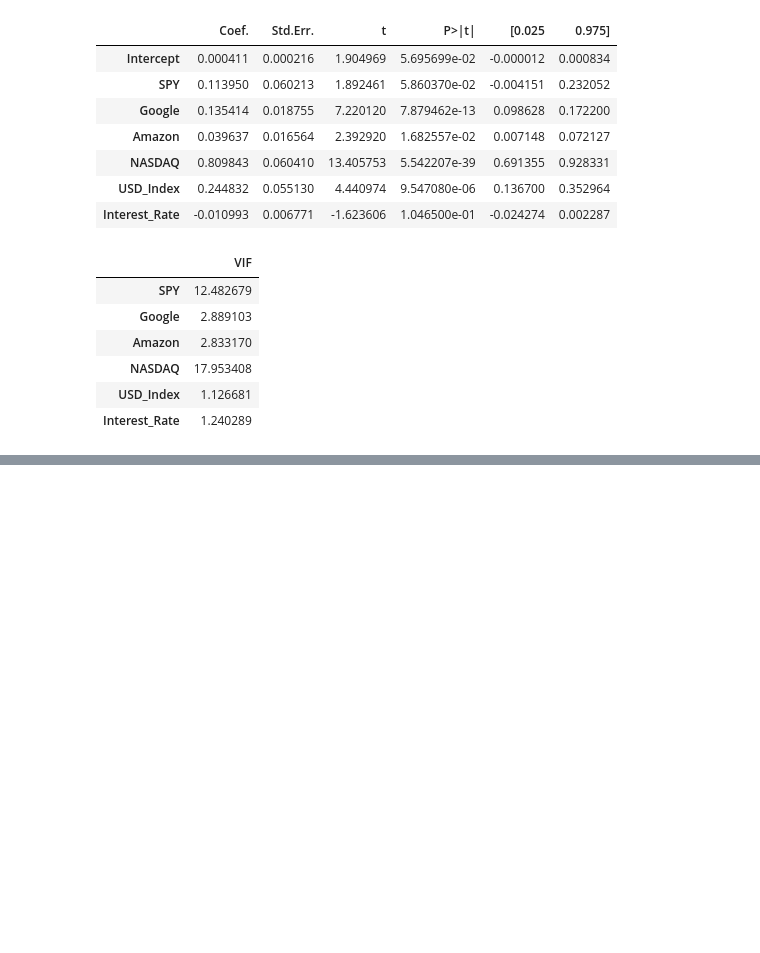
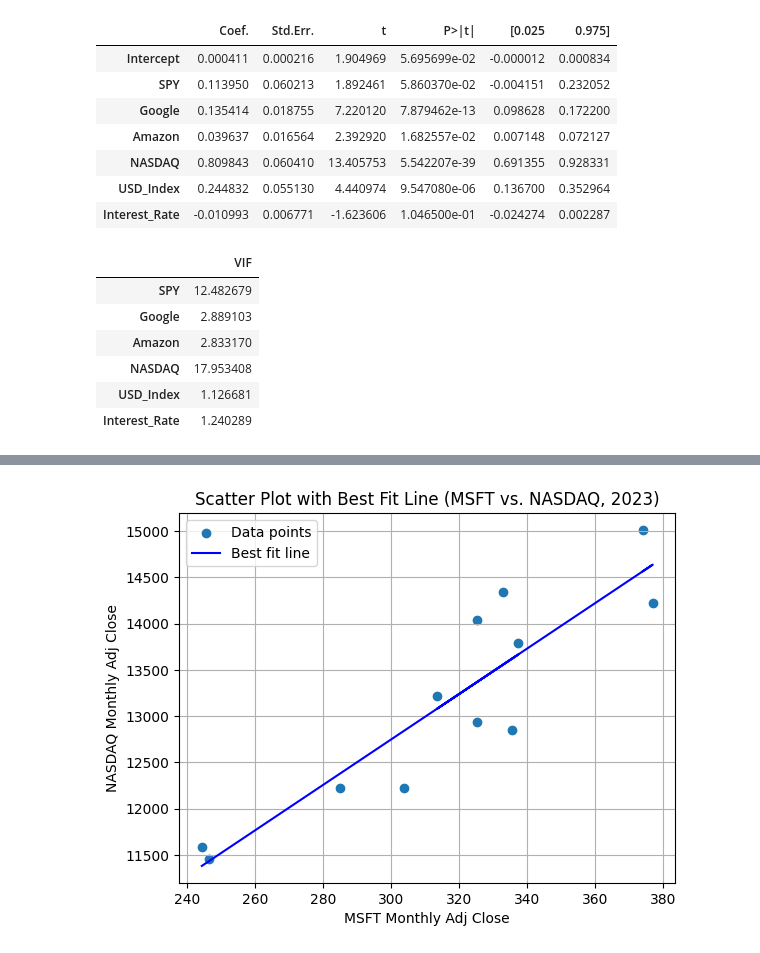
Before and after one commit to data-decode/MScFE, a Jupyter notebook: MScFE_610_Financial_Econometrics_Group_Work_Project_1.ipynb, the cells around one changed output, grey strips where cells are left out. Cells and saved outputs as stored; diff of their text form; code cells hidden in the pictures; blank space fills up the shorter version.

```diff
--- a/MScFE_610_Financial_Econometrics_Group_Work_Project_1.ipynb
+++ b/MScFE_610_Financial_Econometrics_Group_Work_Project_1.ipynb
@@ -212,0 +314,21 @@ pd.DataFrame(vif[1:], labels[1:], columns=["VIF"])
+# %%
+# Extract the x and y values for the scatter plot
+x = monthly_df['MSFT']
+y = monthly_df['NASDAQ']
+
+# Calculate the best fit line
+a, b = np.polyfit(x, y, 1)
+
+# Draw the scatter plot
+plt.scatter(x, y, label="Data points")
+plt.plot(x, a * x + b, "b-", label="Best fit line")
+
+# Add labels and title
+plt.title('Scatter Plot with Best Fit Line (MSFT vs. NASDAQ, 2023)')
+plt.xlabel('MSFT Monthly Adj Close')
+plt.ylabel('NASDAQ Monthly Adj Close')
+plt.legend()
+plt.grid(True)
+plt.show()
+# %% [output]
+[figure, added]
```
Also changed, not shown: parts of 9 cells of this notebook.
